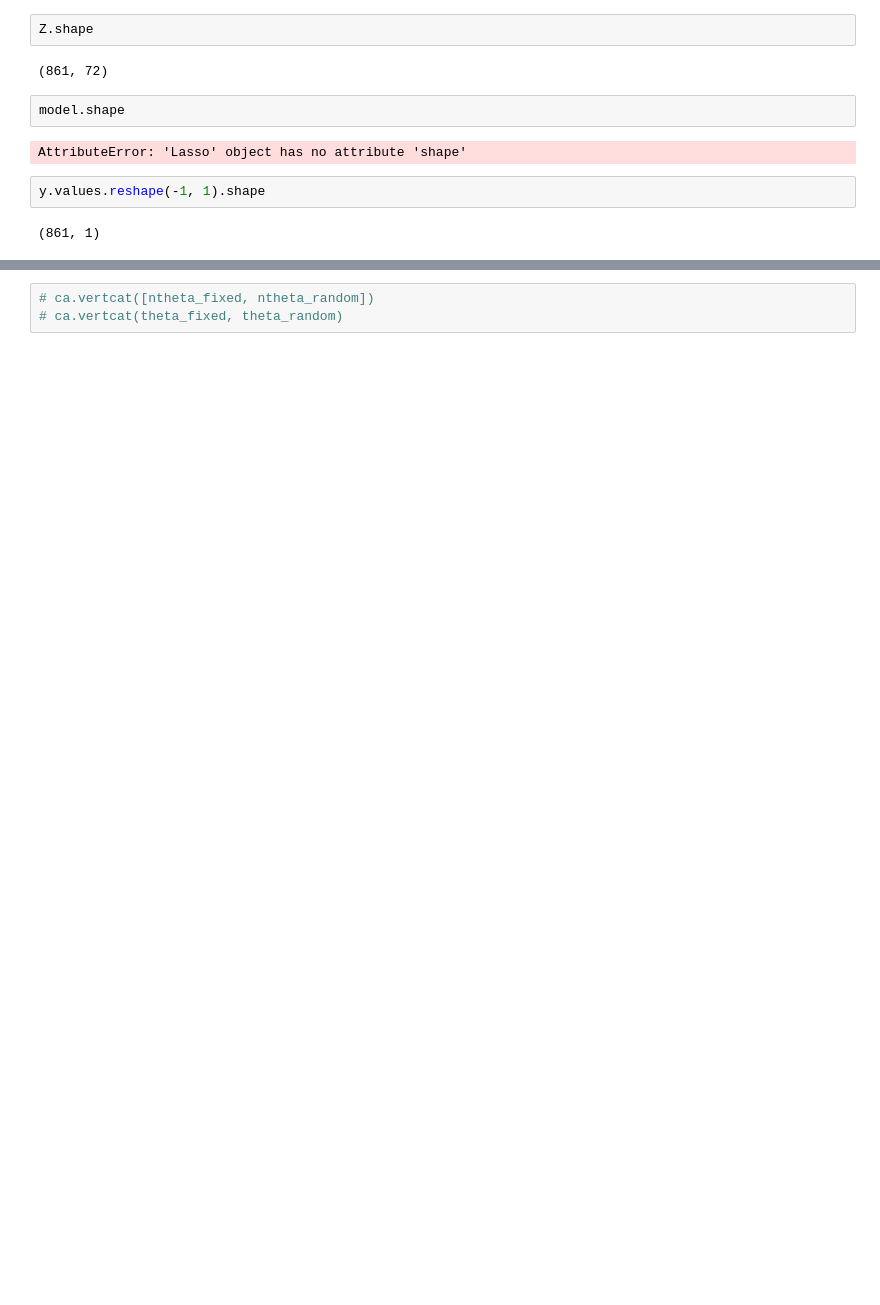
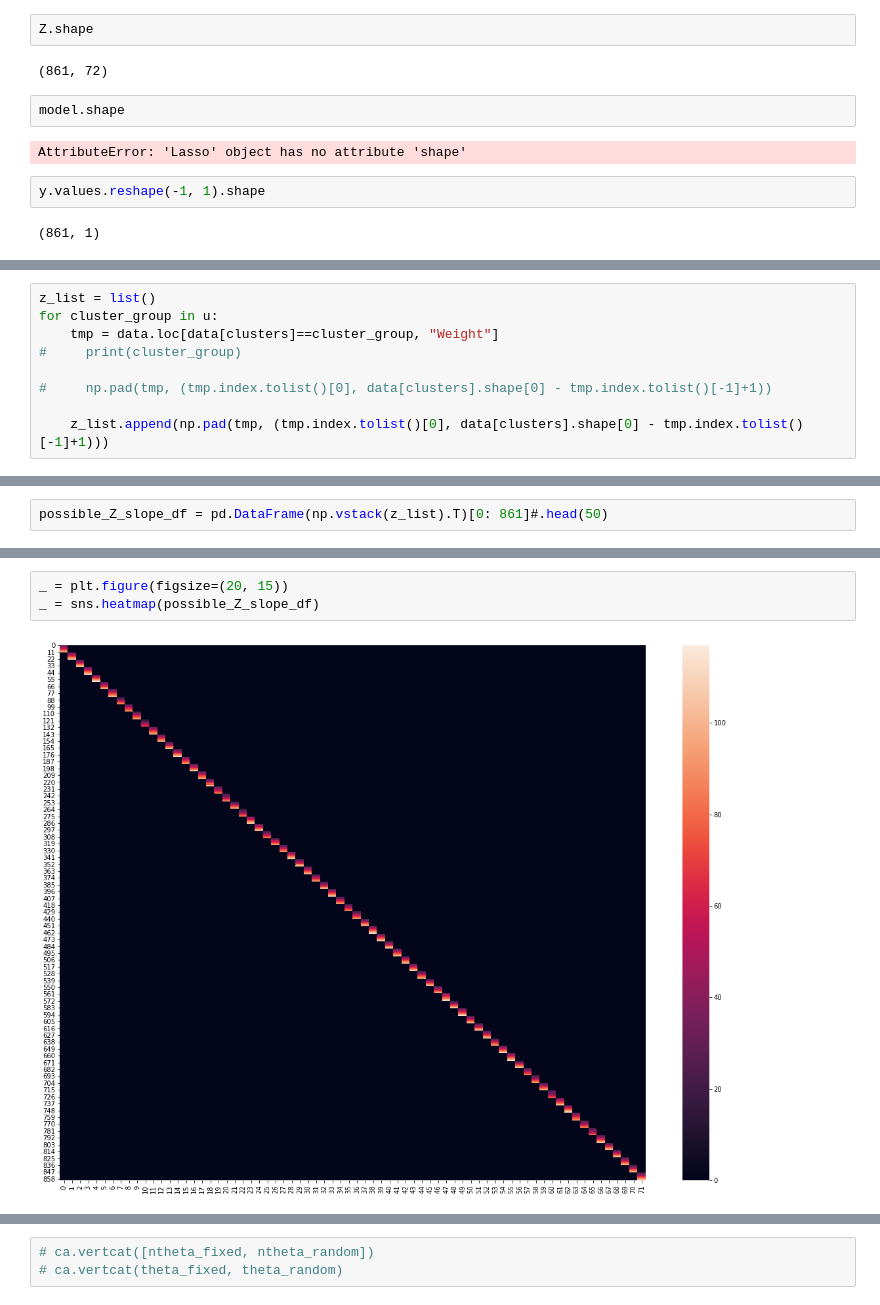
Before and after one commit to G-Licitra/hime, a Jupyter notebook: playground/linear_regression_methods.ipynb, the cells around one changed output, grey strips where cells are left out. Cells and saved outputs as stored; diff of their text form; blank space fills up the shorter version.

```diff
--- a/playground/linear_regression_methods.ipynb
+++ b/playground/linear_regression_methods.ipynb
@@ -545,0 +596,9 @@ y.values.reshape(-1, 1).shape
+# %%
+z_list = list()
+for cluster_group in u:
+    tmp = data.loc[data[clusters]==cluster_group, "Weight"]
+#     print(cluster_group)
+
+#     np.pad(tmp, (tmp.index.tolist()[0], data[clusters].shape[0] - tmp.index.tolist()[-1]+1))
+
+    z_list.append(np.pad(tmp, (tmp.index.tolist()[0], data[clusters].shape[0] - tmp.index.tolist()[-1]+1)))
@@ -545,0 +609,2 @@ y.values.reshape(-1, 1).shape
+# %%
+possible_Z_slope_df = pd.DataFrame(np.vstack(z_list).T)[0: 861]#.head(50)
@@ -546 +621,6 @@ y.values.reshape(-1, 1).shape
+# %%
+_ = plt.figure(figsize=(20, 15))
+_ = sns.heatmap(possible_Z_slope_df)
+# %% [output]
+[figure, added]
 # %%
```
Also changed, not shown: parts of 25 cells of this notebook, 2 other files.
